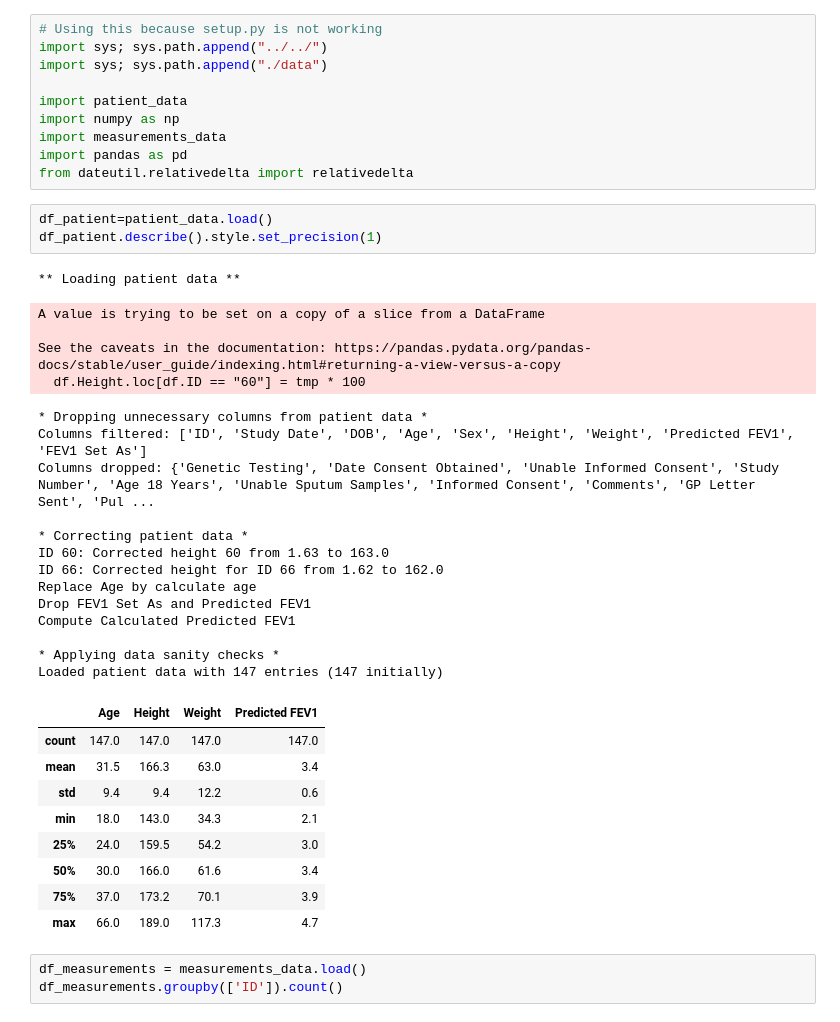
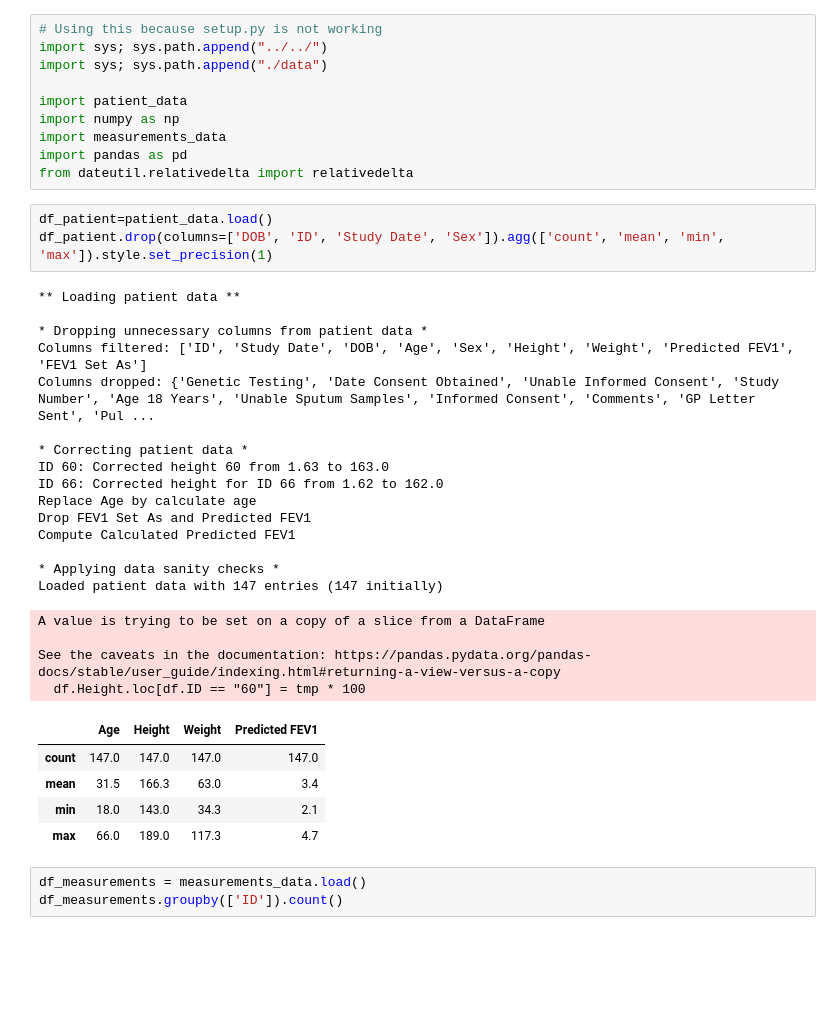
Before and after one commit to tristantreb/phd, a Jupyter notebook: src/data/data_exploration.ipynb, the cells around one changed output. Drawn from its saved outputs; the diff is of its cells as text; blank space fills up the shorter version.

Commit message:
Add data exploration for patient data

```diff
--- a/src/data/data_exploration.ipynb
+++ b/src/data/data_exploration.ipynb
@@ -10,34 +10,31 @@ import pandas as pd
 from dateutil.relativedelta import relativedelta
 # %%
 df_patient=patient_data.load()
-df_patient.describe().style.set_precision(1)
+df_patient.drop(columns=['DOB', 'ID', 'Study Date', 'Sex']).agg(['count', 'mean', 'min', 'max']).style.set_precision(1)
 # %% [output]
 ** Loading patient data **
+
+* Dropping unnecessary columns from patient data *
+Columns filtered: ['ID', 'Study Date', 'DOB', 'Age', 'Sex', 'Height', 'Weight', 'Predicted FEV1', 'FEV1 Set As']
+Columns dropped: {'Genetic Testing', 'Date Consent Obtained', 'Unable Informed Consent', 'Study Number', 'Age 18 Years', 'Unable Sputum Samples', 'Informed Consent', 'Comments', 'GP Letter Sent', 'Pul ...
+
+* Correcting patient data *
+ID 60: Corrected height 60 from 1.63 to 163.0
+ID 66: Corrected height for ID 66 from 1.62 to 162.0
+Replace Age by calculate age
+Drop FEV1 Set As and Predicted FEV1
+Compute Calculated Predicted FEV1
+
+* Applying data sanity checks *
+Loaded patient data with 147 entries (147 initially)
 A value is trying to be set on a copy of a slice from a DataFrame
 
 See the caveats in the documentation: https://pandas.pydata.org/pandas-docs/stable/user_guide/indexing.html#returning-a-view-versus-a-copy
   df.Height.loc[df.ID == "60"] = tmp * 100
-* Dropping unnecessary columns from patient data *
-Columns filtered: ['ID', 'Study Date', 'DOB', 'Age', 'Sex', 'Height', 'Weight', 'Predicted FEV1', 'FEV1 Set As']
-Columns dropped: {'Genetic Testing', 'Date Consent Obtained', 'Unable Informed Consent', 'Study Number', 'Age 18 Years', 'Unable Sputum Samples', 'Informed Consent', 'Comments', 'GP Letter Sent', 'Pul ...
-
-* Correcting patient data *
-ID 60: Corrected height 60 from 1.63 to 163.0
-ID 66: Corrected height for ID 66 from 1.62 to 162.0
-Replace Age by calculate age
-Drop FEV1 Set As and Predicted FEV1
-Compute Calculated Predicted FEV1
-
-* Applying data sanity checks *
-Loaded patient data with 147 entries (147 initially)
 |  | Age | Height | Weight | Predicted FEV1 |
 | count | 147.0 | 147.0 | 147.0 | 147.0 |
 | mean | 31.5 | 166.3 | 63.0 | 3.4 |
-| std | 9.4 | 9.4 | 12.2 | 0.6 |
 | min | 18.0 | 143.0 | 34.3 | 2.1 |
-| 25% | 24.0 | 159.5 | 54.2 | 3.0 |
-| 50% | 30.0 | 166.0 | 61.6 | 3.4 |
-| 75% | 37.0 | 173.2 | 70.1 | 3.9 |
 | max | 66.0 | 189.0 | 117.3 | 4.7 |
 # %%
 df_measurements = measurements_data.load()
```
